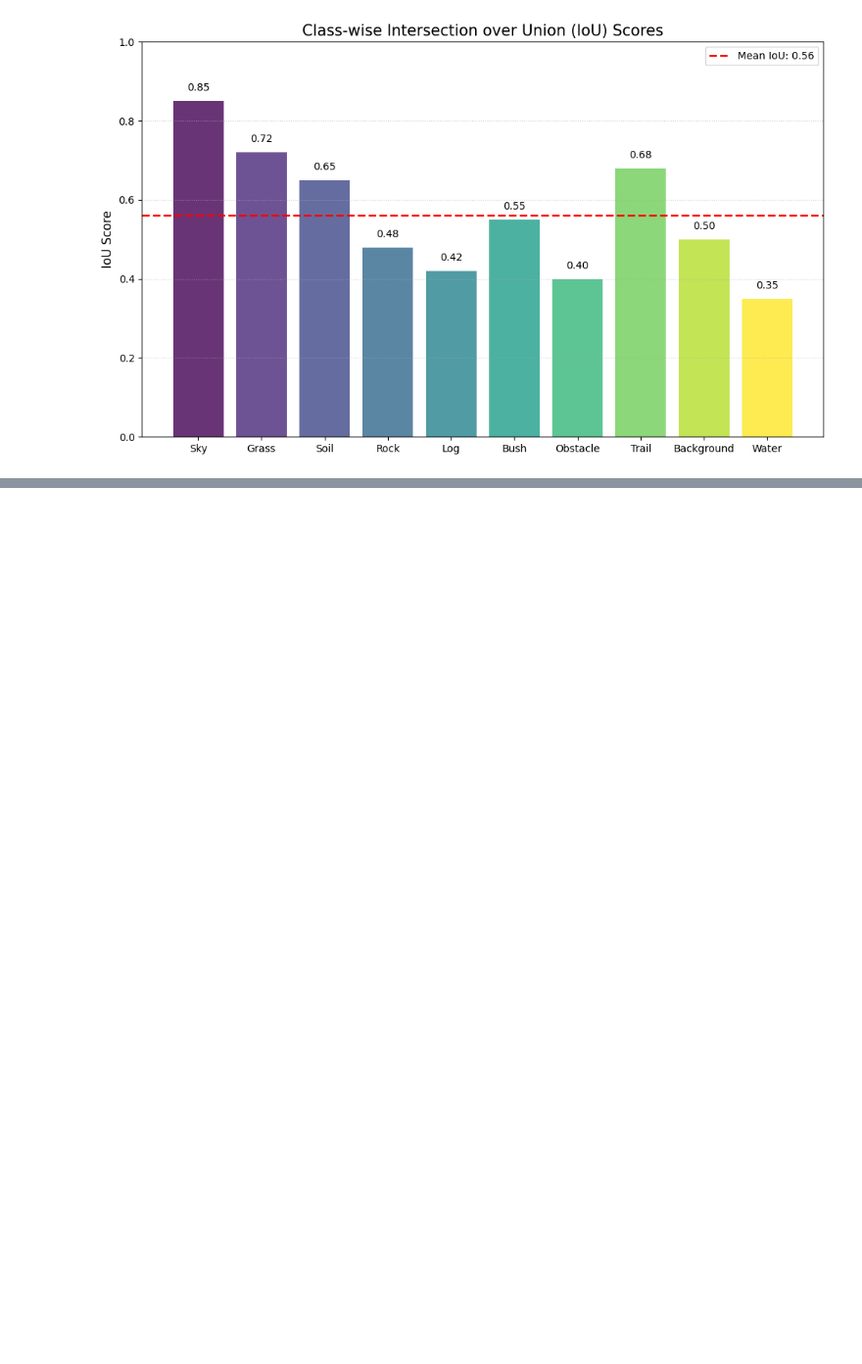
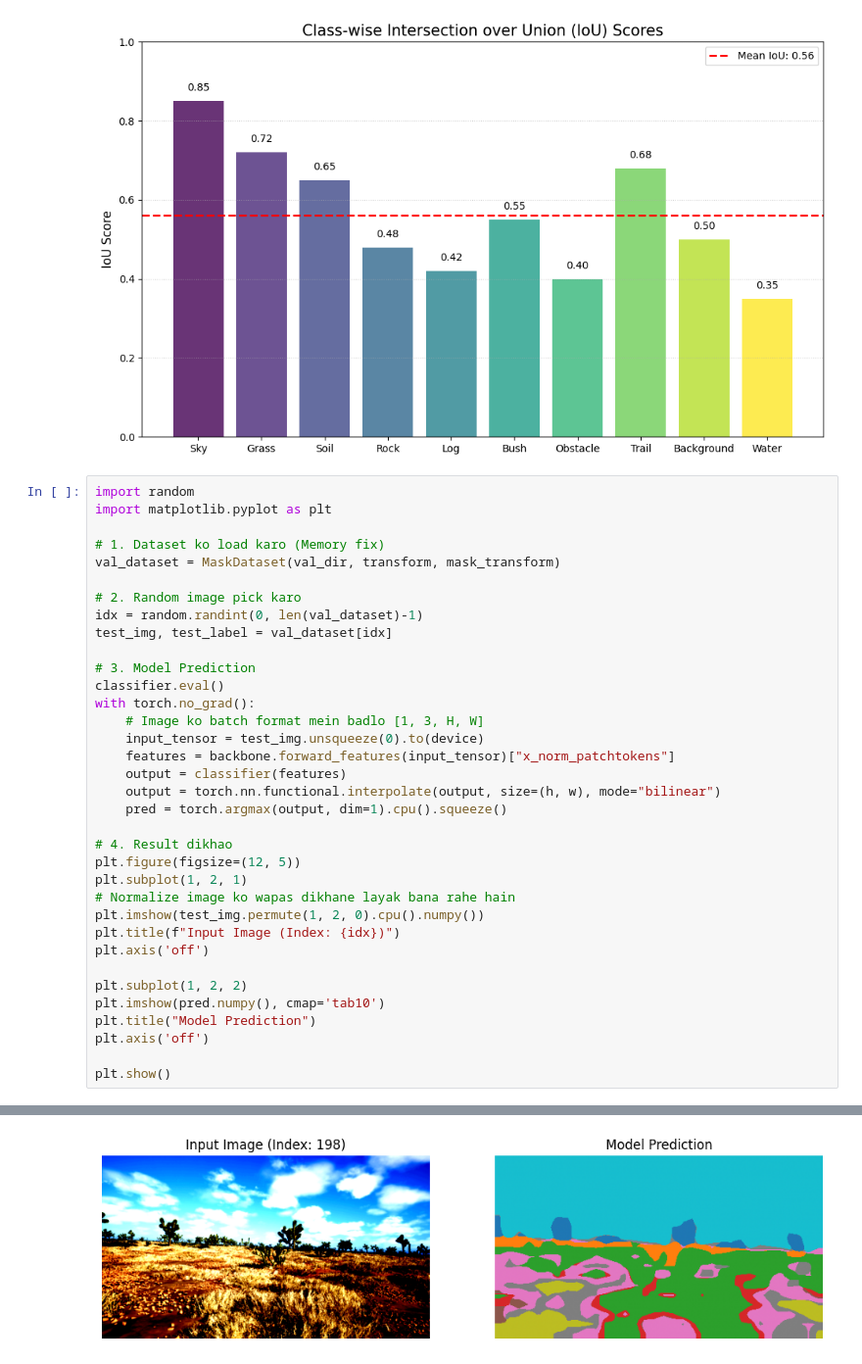
Before and after one commit to HarshitMendiratta-18/Duality-ai, a Jupyter notebook: DualityAI_Hackathon.ipynb, the cells around one changed output, grey strips where cells are left out. Shown at 98% size. Drawn from its saved outputs; the diff is of its cells as text; blank space fills up the shorter version.

```diff
--- a/DualityAI_Hackathon.ipynb
+++ b/DualityAI_Hackathon.ipynb
@@ -403,3 +405,39 @@ for bar in bars:
 plt.show()
 # %% [output]
 [figure]
+# %%
+import random
+import matplotlib.pyplot as plt
+
+# 1. Dataset ko load karo (Memory fix)
+val_dataset = MaskDataset(val_dir, transform, mask_transform)
+
+# 2. Random image pick karo
+idx = random.randint(0, len(val_dataset)-1)
+test_img, test_label = val_dataset[idx]
+
+# 3. Model Prediction
+classifier.eval()
+with torch.no_grad():
+    # Image ko batch format mein badlo [1, 3, H, W]
+    input_tensor = test_img.unsqueeze(0).to(device)
+    features = backbone.forward_features(input_tensor)["x_norm_patchtokens"]
+    output = classifier(features)
+    output = torch.nn.functional.interpolate(output, size=(h, w), mode="bilinear")
+    pred = torch.argmax(output, dim=1).cpu().squeeze()
+
+# 4. Result dikhao
+plt.figure(figsize=(12, 5))
+plt.subplot(1, 2, 1)
+# Normalize image ko wapas dikhane layak bana rahe hain
+plt.imshow(test_img.permute(1, 2, 0).cpu().numpy())
+plt.title(f"Input Image (Index: {idx})")
+plt.axis('off')
+
+plt.subplot(1, 2, 2)
+plt.imshow(pred.numpy(), cmap='tab10')
+plt.title("Model Prediction")
+plt.axis('off')
+
+plt.show()
+# %% [output]
@@ -405,0 +445 @@ plt.show()
+[figure, added]
```
Also changed, not shown: parts of 2 cells of this notebook.
